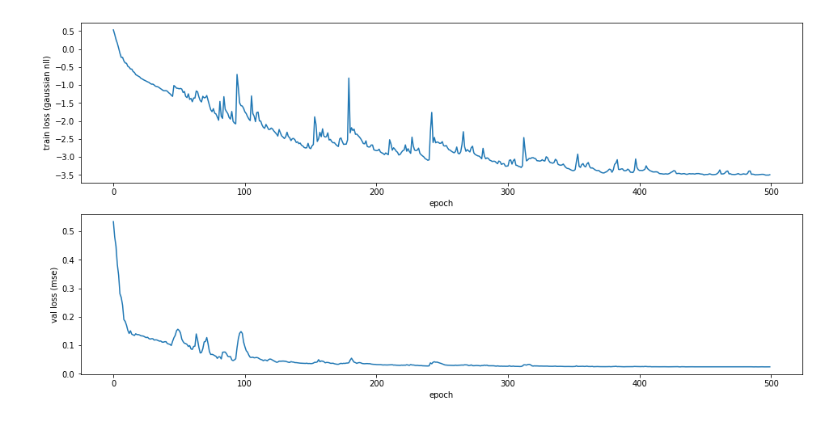
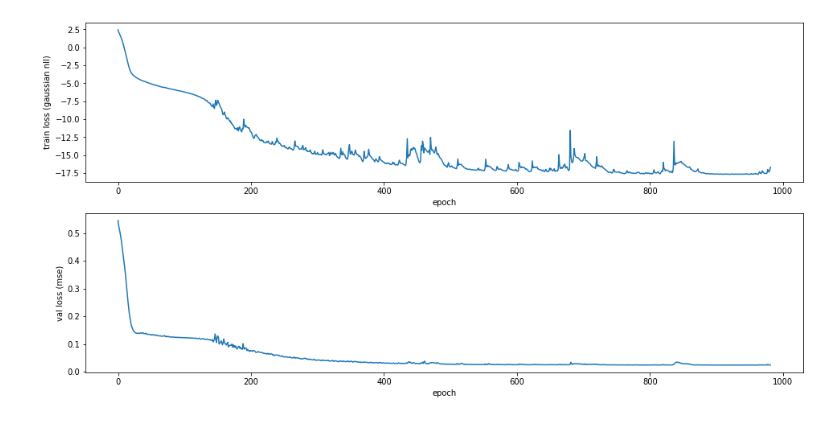
Before and after one commit to facebookresearch/mbrl-lib, a Jupyter notebook: notebooks/fit_gaussian_mlp_ensemble_1d.ipynb, the cells around one changed output. Drawn from its saved outputs; the diff is of its cells as text; code cells hidden in the pictures.

```diff
--- a/notebooks/fit_gaussian_mlp_ensemble_1d.ipynb
+++ b/notebooks/fit_gaussian_mlp_ensemble_1d.ipynb
@@ -58,6 +58,7 @@ val_size *= 2
 # %%
 num_members = 5
-dataset_train = replay_buffer.BootstrapReplayBuffer(train_size, 2048, num_members, (1,), (0,))
+dataset_train = replay_buffer.BootstrapReplayBuffer(
+    train_size, 2048, num_members, (1,), (0,), bootstrap_permutes=False)
 for i in range(train_size):
     dataset_train.add(x_train[i], 0, y_train[i], 0, False)
 # %%
@@ -70,18 +71,18 @@ ensemble = models.GaussianMLP(
 wrapper = models.ProprioceptiveModel(ensemble, target_is_delta=False, normalize=True, learned_rewards=False)
 # %%
 trainer = models.DynamicsModelTrainer(
-    wrapper, dataset_train, dataset_val=dataset_val, optim_lr=0.005, weight_decay=3e-5)
-train_losses, val_losses = trainer.train(num_epochs=500, patience=100)
+    wrapper, dataset_train, dataset_val=dataset_val, optim_lr=0.001, weight_decay=5e-5)
+train_losses, val_losses = trainer.train(num_epochs=1000, patience=100)
 fig, ax = plt.subplots(2, 1, figsize=(16, 8))
 ax[0].plot(train_losses)
 ax[0].set_xlabel("epoch")
 ax[0].set_ylabel("train loss (gaussian nll)")
 ax[1].plot(val_losses)
 ax[1].set_xlabel("epoch")
 ax[1].set_ylabel("val loss (mse)")
 plt.show()
 # %% [output]
-[figure, old version]
+[figure, new version]
 # %%
 x_tensor = torch.from_numpy(x_data).unsqueeze(1).float().to(device)
 
```
Also changed, not shown: parts of 2 cells of this notebook, 3 other files.
